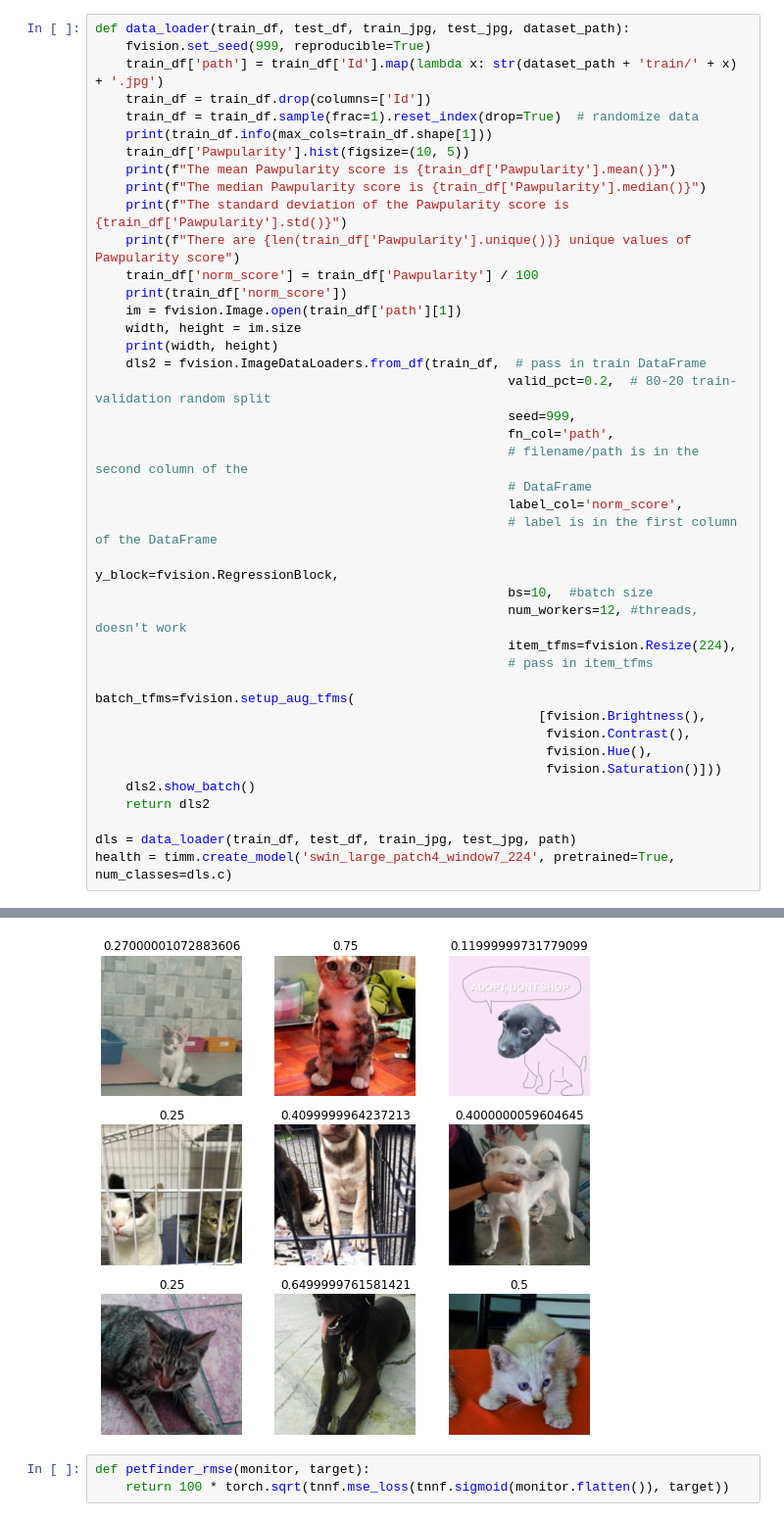
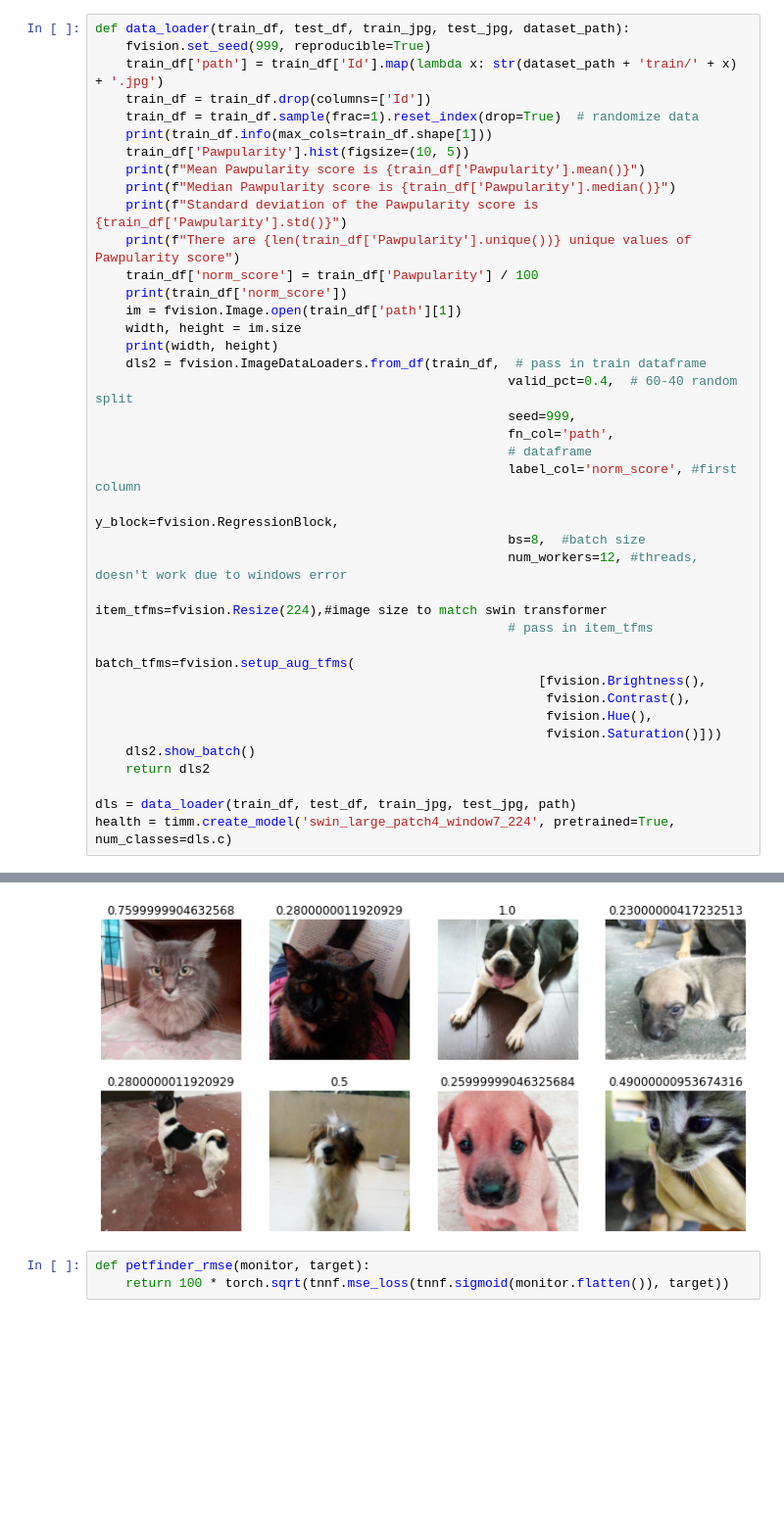
Before and after one commit to mfeigley12/petbuilders2, a Jupyter notebook: code.ipynb, the cells around one changed output, grey strips where cells are left out. Shown at 98% size. Cells and saved outputs as stored; diff of their text form; blank space fills up the shorter version.

```diff
--- a/code.ipynb
+++ b/code.ipynb
@@ -47,58 +44,56 @@ def data_loader(train_df, test_df, train_jpg, test_jpg, dataset_path):
     train_df = train_df.sample(frac=1).reset_index(drop=True)  # randomize data
     print(train_df.info(max_cols=train_df.shape[1]))
     train_df['Pawpularity'].hist(figsize=(10, 5))
-    print(f"The mean Pawpularity score is {train_df['Pawpularity'].mean()}")
-    print(f"The median Pawpularity score is {train_df['Pawpularity'].median()}")
-    print(f"The standard deviation of the Pawpularity score is {train_df['Pawpularity'].std()}")
+    print(f"Mean Pawpularity score is {train_df['Pawpularity'].mean()}")
+    print(f"Median Pawpularity score is {train_df['Pawpularity'].median()}")
+    print(f"Standard deviation of the Pawpularity score is {train_df['Pawpularity'].std()}")
     print(f"There are {len(train_df['Pawpularity'].unique())} unique values of Pawpularity score")
     train_df['norm_score'] = train_df['Pawpularity'] / 100
     print(train_df['norm_score'])
     im = fvision.Image.open(train_df['path'][1])
     width, height = im.size
     print(width, height)
-    dls2 = fvision.ImageDataLoaders.from_df(train_df,  # pass in train DataFrame
-                                                      valid_pct=0.2,  # 80-20 train-validation random split
+    dls2 = fvision.ImageDataLoaders.from_df(train_df,  # pass in train dataframe
+                                                      valid_pct=0.4,  # 60-40 random split
                                                       seed=999,
                                                       fn_col='path',
-                                                      # filename/path is in the second column of the
-                                                      # DataFrame
-                                                      label_col='norm_score',
-                                                      # label is in the first column of the DataFrame
+                                                      # dataframe
+                                                      label_col='norm_score', #first column
                                                       y_block=fvision.RegressionBlock,
-                                                      bs=10,  #batch size
-                                                      num_workers=12, #threads, doesn't work
-                                                      item_tfms=fvision.Resize(224),
+                                                      bs=8,  #batch size
+                                                      num_workers=12, #threads, doesn't work due to windows error
+                                                      item_tfms=fvision.Resize(224),#image size to match swin transformer
                                                       # pass in item_tfms
                                                       batch_tfms=fvision.setup_aug_tfms(
                                                           [fvision.Brightness(),
                                                            fvision.Contrast(),
                                                            fvision.Hue(),
                                                            fvision.Saturation()]))
     dls2.show_batch()
     return dls2
 
 dls = data_loader(train_df, test_df, train_jpg, test_jpg, path)
 health = timm.create_model('swin_large_patch4_window7_224', pretrained=True, num_classes=dls.c)
 # %% [output]
 <class 'pandas.core.frame.DataFrame'>
 RangeIndex: 9912 entries, 0 to 9911
 Data columns (total 14 columns):
  #   Column         Non-Null Count  Dtype
 ---  ------         --------------  -----
  0   Subject Focus  9912 non-null   int64
  1   Eyes           9912 non-null   int64
  2   Face           9912 non-null   int64
  3   Near           9912 non-null   int64
  4   Action         9912 non-null   int64
  5   Accessory      9912 non-null   int64
  6   Group          9912 non-null   int64
 ... (27 lines left out)
 Due to IPython and Windows limitation, python multiprocessing isn't available now.
 So `number_workers` is changed to 0 to avoid getting stuck
 Due to IPython and Windows limitation, python multiprocessing isn't available now.
 So `number_workers` is changed to 0 to avoid getting stuck
 [figure]
-[figure, old version]
+[figure, new version]
 # %%
 def petfinder_rmse(monitor, target):
     return 100 * torch.sqrt(tnnf.mse_loss(tnnf.sigmoid(monitor.flatten()), target))
```
Also changed, not shown: parts of 5 cells of this notebook.
